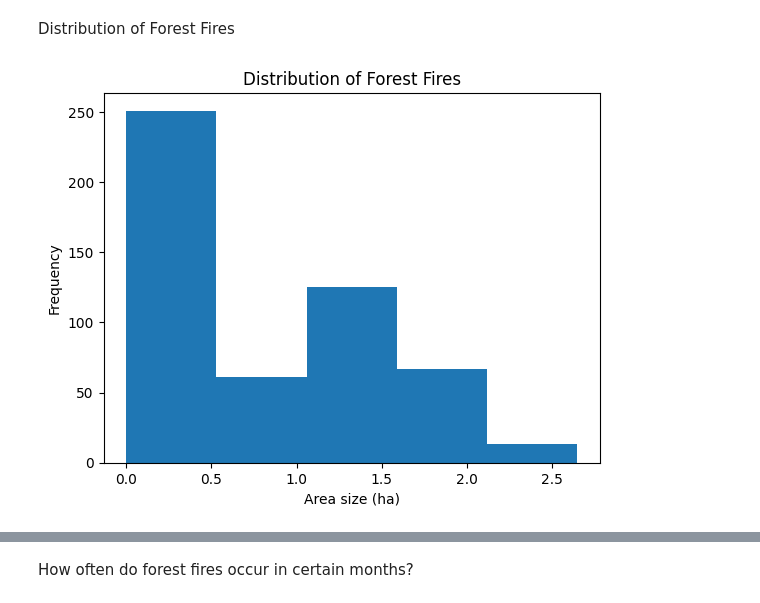
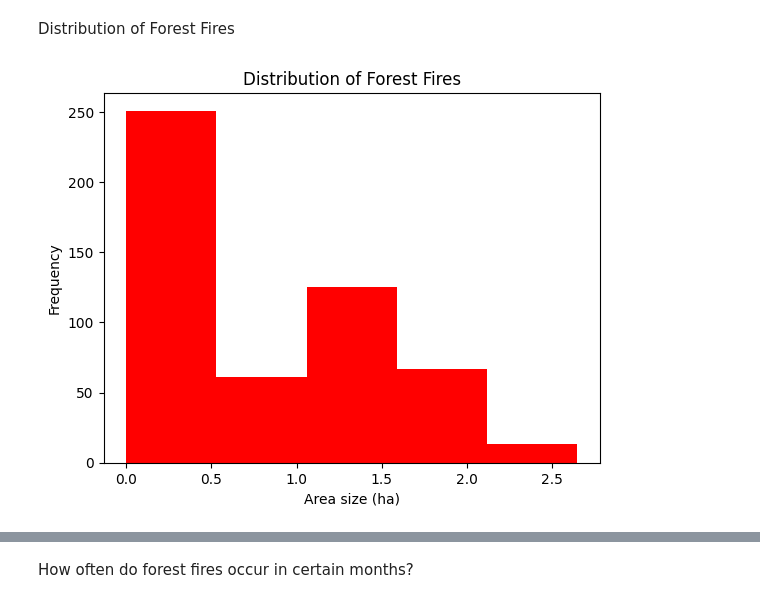
Before and after one commit to Matthewtershi/tamuhack24, a Jupyter notebook: main.ipynb, the cells around one changed output, grey strips where cells are left out. Cells and saved outputs as stored; diff of their text form; code cells hidden in the pictures.

```diff
--- a/main.ipynb
+++ b/main.ipynb
@@ -32,13 +32,13 @@ Thought Process: The data was heavily skewed to zero, so by using log scale to m
 # %% [markdown]
 Distribution of Forest Fires
 # %%
-plt.hist(df['area'], bins = 5)
+plt.hist(df['area'], bins = 5, color='red')
 plt.xlabel('Area size (ha)')
 plt.ylabel('Frequency')
 plt.title("Distribution of Forest Fires")
 plt.show()
 # %% [output]
-[figure, old version]
+[figure, new version]
 # %%
 threshold = 0.7
 df['goal'] = df['area'] > threshold
```
Also changed, not shown: parts of 33 cells of this notebook.
